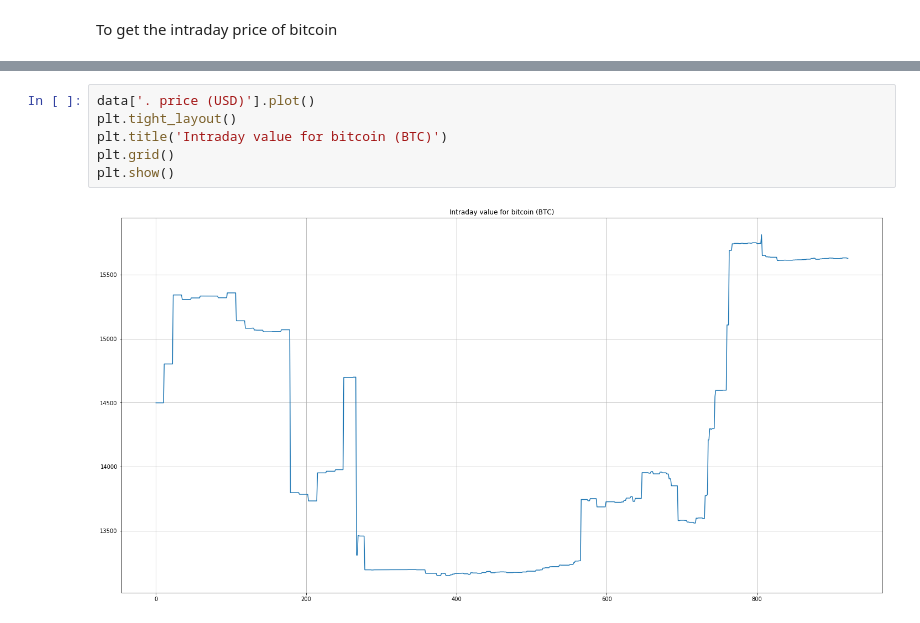
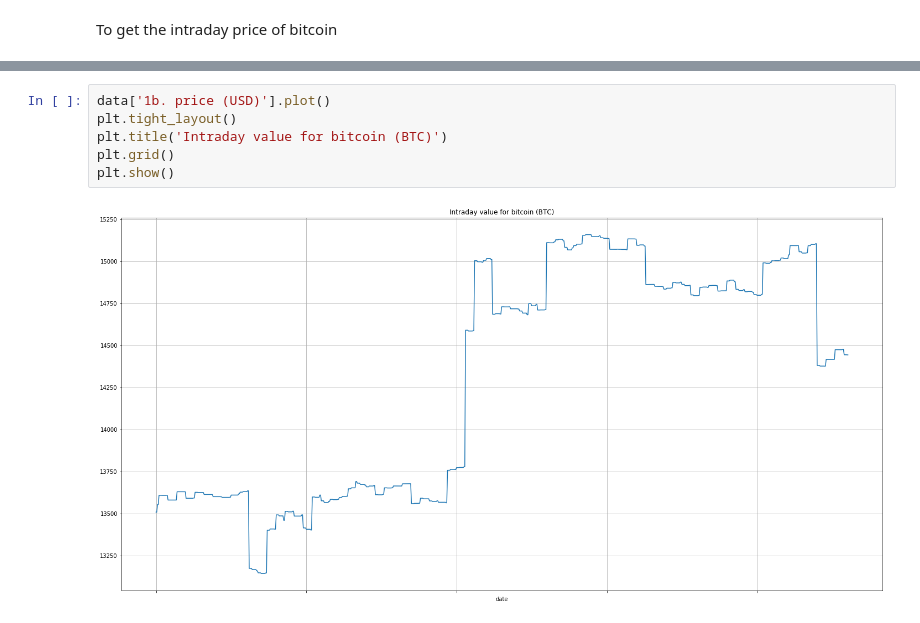
Before and after one commit to RomelTorres/av_example, a Jupyter notebook: Alpha vantage examples.ipynb, the cells around one changed output, grey strips where cells are left out. Cells and saved outputs as stored; diff of their text form.

```diff
--- a/Alpha vantage examples.ipynb
+++ b/Alpha vantage examples.ipynb
@@ -160,8 +190,8 @@ data.head(5)
 # %%
-data['. price (USD)'].plot()
+data['1b. price (USD)'].plot()
 plt.tight_layout()
 plt.title('Intraday value for bitcoin (BTC)')
 plt.grid()
 plt.show()
 # %% [output]
-[figure, old version]
+[figure, new version]
```
Also changed, not shown: parts of 15 cells of this notebook.
